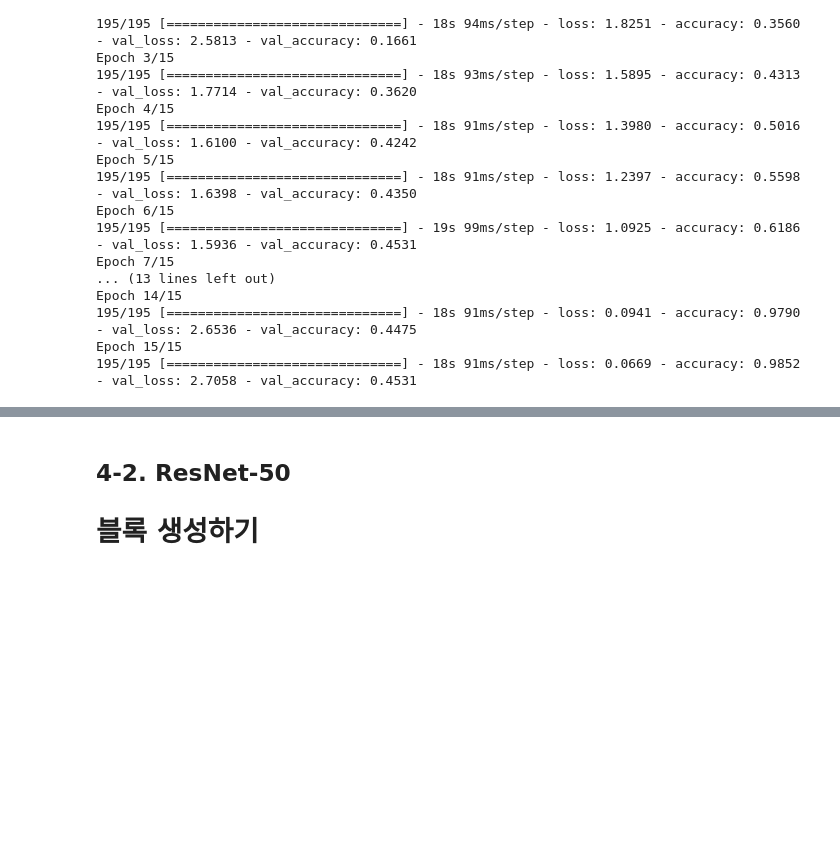
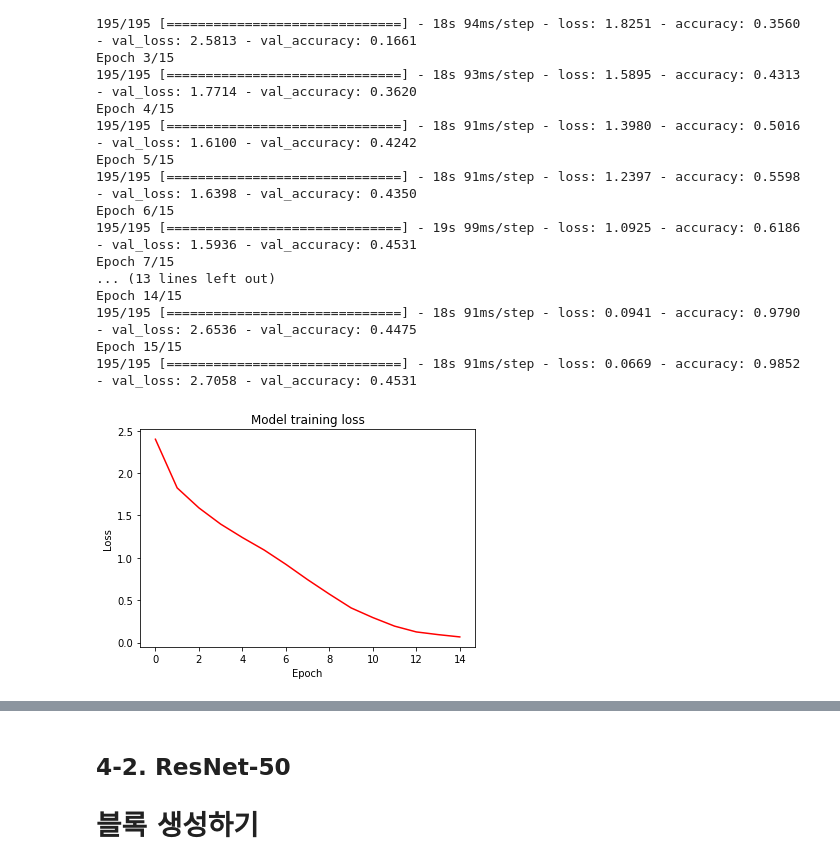
Before and after one commit to Nega0619/Aiffel_Submitted_Exploration_nodes, a Jupyter notebook: CV_GoindDeeper_02_ResNet_Ablation_Study.ipynb, the cells around one changed output, grey strips where cells are left out. Cells and saved outputs as stored; diff of their text form; code cells hidden in the pictures; blank space fills up the shorter version.

```diff
--- a/CV_GoindDeeper_02_ResNet_Ablation_Study.ipynb
+++ b/CV_GoindDeeper_02_ResNet_Ablation_Study.ipynb
@@ -684,3 +684,11 @@ Epoch 14/15
 195/195 [==============================] - 18s 91ms/step - loss: 0.0941 - accuracy: 0.9790 - val_loss: 2.6536 - val_accuracy: 0.4475
 Epoch 15/15
 195/195 [==============================] - 18s 91ms/step - loss: 0.0669 - accuracy: 0.9852 - val_loss: 2.7058 - val_accuracy: 0.4531
+# %%
+plt.plot(history_resnet34.history['loss'], 'r')
+plt.title('Model training loss')
+plt.ylabel('Loss')
+plt.xlabel('Epoch')
+plt.show()
+# %% [output]
+[figure, added]
```
Also changed, not shown: parts of 1 cell of this notebook.
